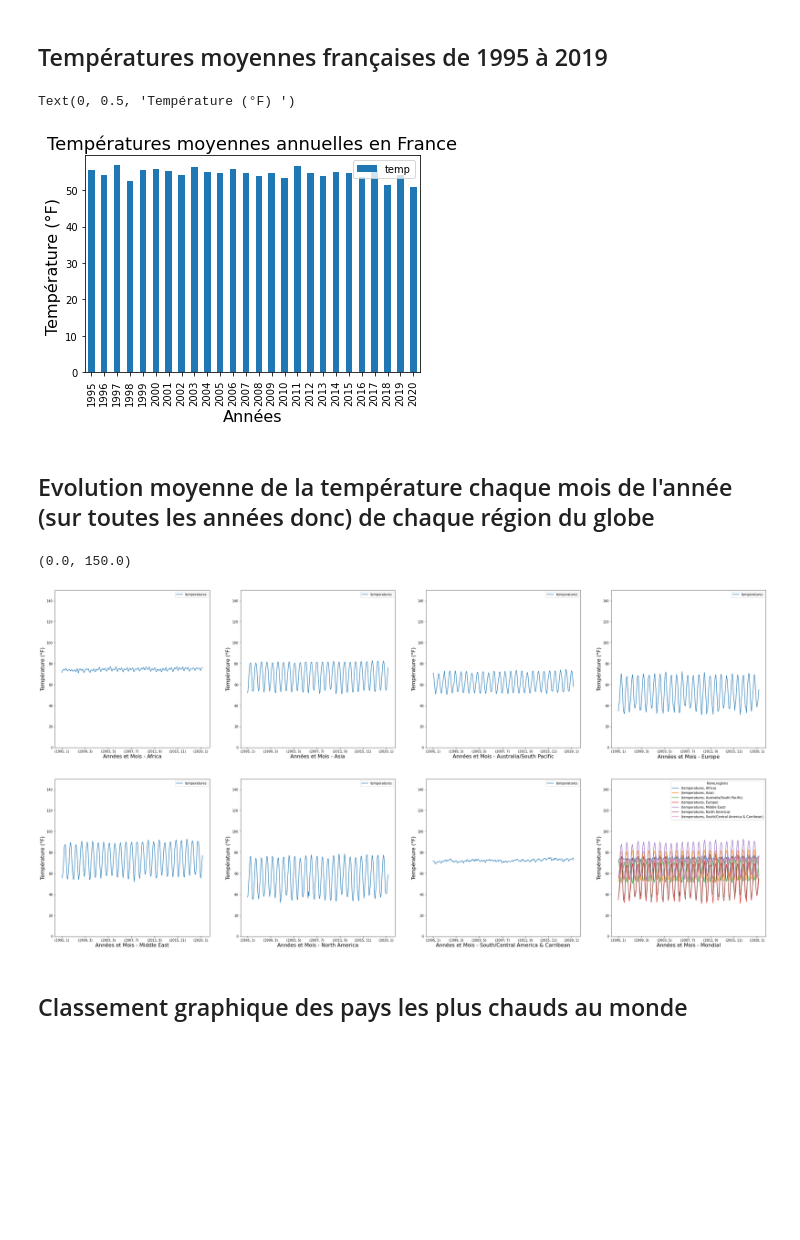
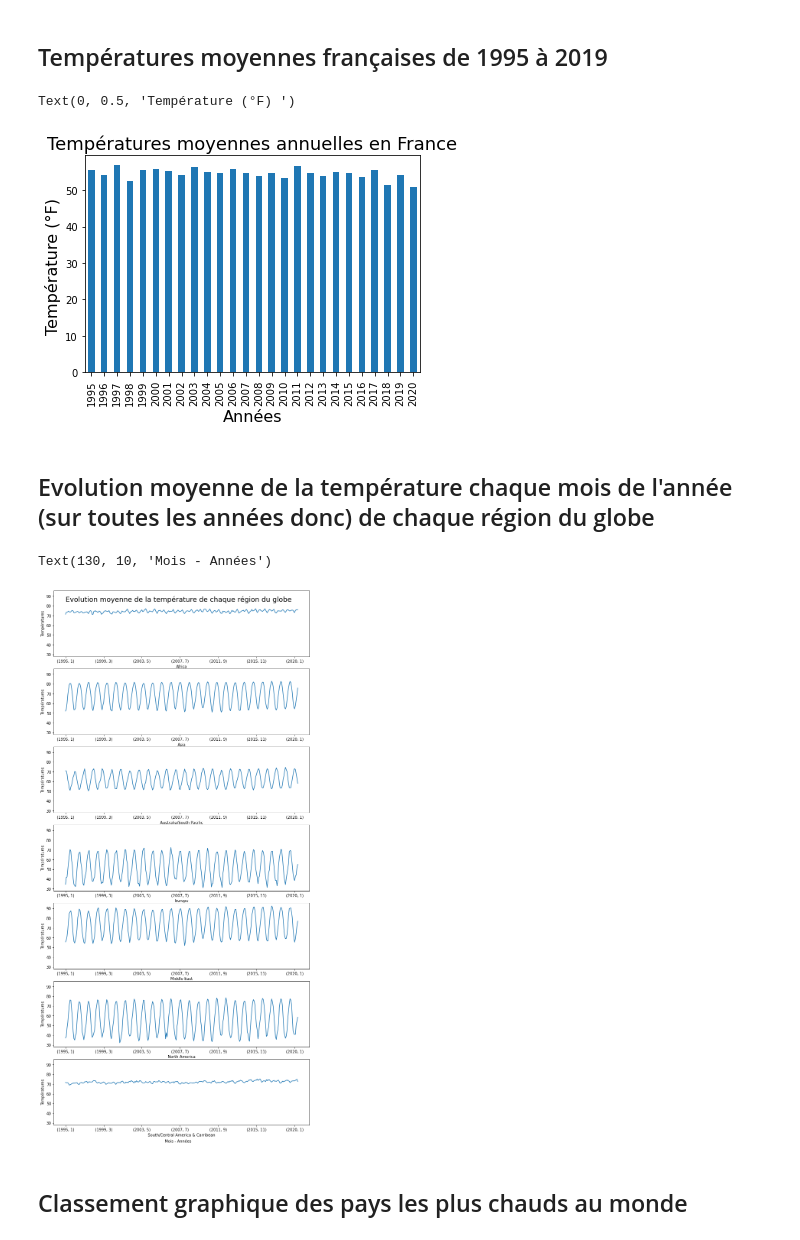
Before and after one commit to NicamShilova/Climatologie, a Jupyter notebook: climatologie.ipynb, the cells around one changed output. Saved outputs shown, nothing was run; the diff lists cells and outputs as text; code cells hidden in the pictures; blank space fills up the shorter version.

Commit message:
Classe pour le brief  'Climatologie'

```diff
--- a/climatologie.ipynb
+++ b/climatologie.ipynb
@@ -25,57 +25,44 @@ extraction = pd.DataFrame({'temp': df['AvgTemperature'], 'annee': df['Year']})
 resultat = extraction.groupby('annee'). mean()
 
 #Affichage du résultat
-resultat.plot(kind="bar")
+resultat.plot(kind="bar", legend=False)
 plt.title('Températures moyennes annuelles en France', fontsize=18)
 plt.xlabel('Années', fontsize=16)
 plt.ylabel('Température (°F) ', fontsize=16)
 # %% [output]
 Text(0, 0.5, 'Température (°F) ')
-[figure, old version]
+[figure, new version]
 # %% [markdown]
 ## Evolution moyenne de la température chaque mois de l'année (sur toutes les années donc) de chaque région du globe
 # %%
-#InitialisatrepereX
-fig, axes = plt.subplots(2, 4, figsize=(40, 20))
+#Initialisation du subplot
+fig, axes = plt.subplots(7, figsize=(10, 20),sharey=True)
+fig.subplots_adjust(top=0.95)
+fig.tight_layout()
 
 #Création d'un dataframe contenant les régions, les températures, le mois, et l'année
 extraction = pd.DataFrame({'regions': csv_file['Region'], 'temperatures': csv_file['AvgTemperature'], 'mois': csv_file['Month'], 'annee': csv_file['Year']})
 
 #Filtrage pour récupérer des données depuis une certaine température pour plus de crédibilité
 extraction = extraction[extraction['temperatures'] > 0]
 
 #Récupération des noms de régions dans une liste
 nomRegions = extraction.regions.unique()
 
 #Affichage des statistiques
 for nombre in range(len(nomRegions)):
-    #Reperage dans les subplot
-    repereY = 0
-    if (nombre < 4):
-        repereX = nombre
-    else:
-        repereY = 1
-        repereX = nombre - 4
 
     #Récupération et affichage dans le subplot
     recuperation = extraction[extraction['regions'] == nomRegions[nombre]]
     resultat = recuperation.groupby(['annee','mois']).mean()
-    resultat.plot(ax=axes[repereY,repereX])
-    axes[repereY,repereX].set_xlabel('Années et Mois' + " - " + nomRegions[nombre], fontsize=16)
-    axes[repereY,repereX].set_ylabel('Température (°F)', fontsize=16)
-    axes[repereY,repereX].set_ylim([0, 150])
+    resultat.plot(ax = axes[nombre], xlabel = nomRegions[nombre], ylabel = 'Températures', legend=False)
 
-#Regroupement pour créer les moyennes mensuelles par région
-resultat = extraction.groupby(['annee','mois','regions']).mean()
-
-#Affichage du résultat global
-resultat.unstack().plot(ax=axes[1,3])
-axes[1,3].set_xlabel('Années et Mois - Mondial', fontsize=16)
-axes[1,3].set_ylabel('Température (°F)', fontsize=16)
-axes[1,3].set_ylim([0, 150])
+#Affichage du titre et des mois et années
+plt.suptitle('Evolution moyenne de la température de chaque région du globe', fontsize=18)
+plt.text(130, 10, r'Mois - Années', fontsize=10)
 # %% [output]
-(0.0, 150.0)
+Text(130, 10, 'Mois - Années')
-[figure, old version]
+[figure, new version]
 # %% [markdown]
 ## Classement graphique des pays les plus chauds au monde
 # %%
```
Also changed, not shown: parts of 3 cells of this notebook.
